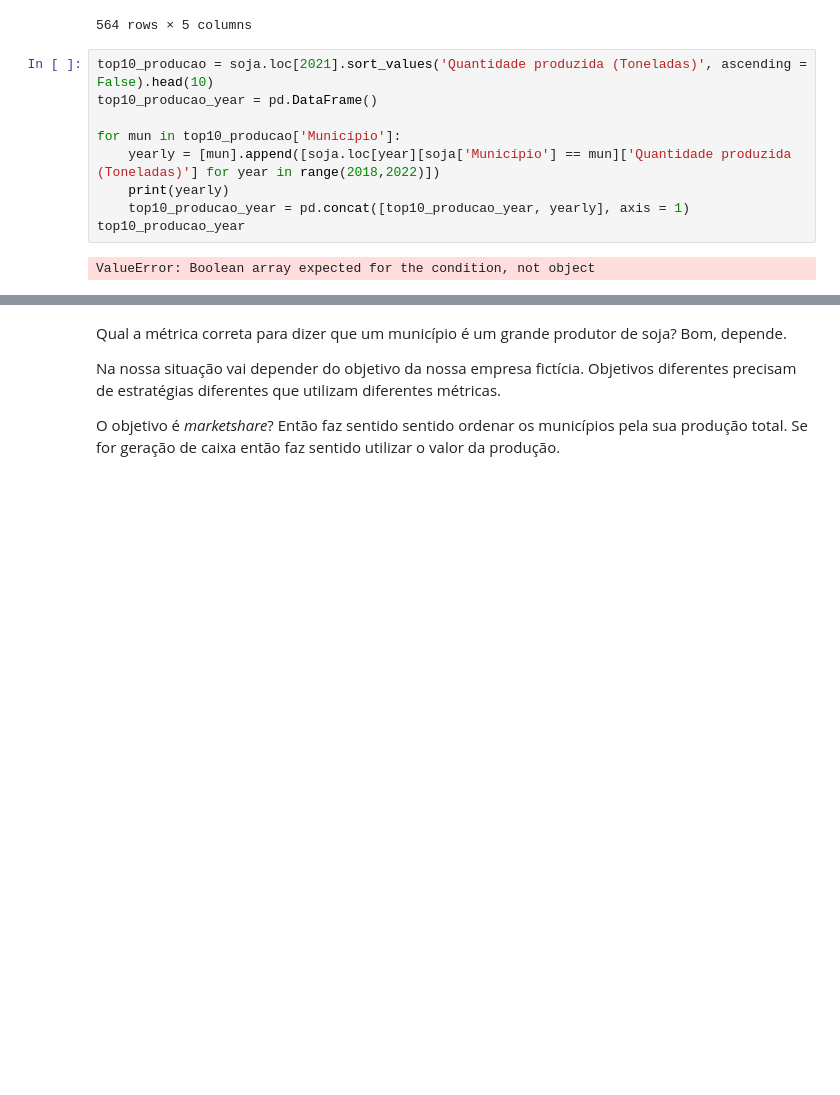
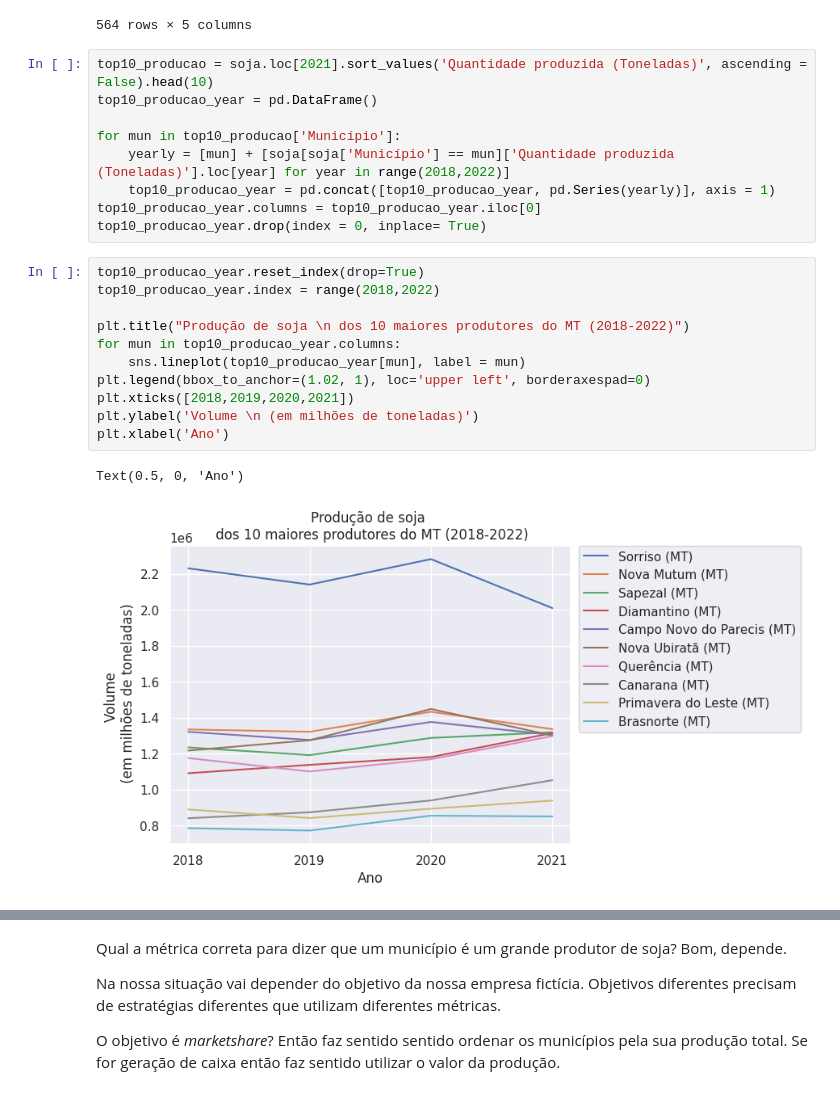
Before and after one commit to luiz-EL/An-liseMercadoSoja, a Jupyter notebook: mercado_soja.ipynb, the cells around one changed output, grey strips where cells are left out. Drawn from its saved outputs; the diff is of its cells as text; blank space fills up the shorter version.

```diff
--- a/mercado_soja.ipynb
+++ b/mercado_soja.ipynb
@@ -185,9 +185,21 @@ top10_producao = soja.loc[2021].sort_values('Quantidade produzida (Toneladas)',
 top10_producao_year = pd.DataFrame()
 
 for mun in top10_producao['Município']:
-    yearly = [mun].append([soja.loc[year][soja['Município'] == mun]['Quantidade produzida (Toneladas)'] for year in range(2018,2022)])
-    print(yearly)
-    top10_producao_year = pd.concat([top10_producao_year, yearly], axis = 1)
-top10_producao_year
+    yearly = [mun] + [soja[soja['Município'] == mun]['Quantidade produzida (Toneladas)'].loc[year] for year in range(2018,2022)]
+    top10_producao_year = pd.concat([top10_producao_year, pd.Series(yearly)], axis = 1)
+top10_producao_year.columns = top10_producao_year.iloc[0]
+top10_producao_year.drop(index = 0, inplace= True)
-# %% [output]
-ValueError: Boolean array expected for the condition, not object
+# %%
+top10_producao_year.reset_index(drop=True)
+top10_producao_year.index = range(2018,2022)
+
+plt.title("Produção de soja \n dos 10 maiores produtores do MT (2018-2022)")
+for mun in top10_producao_year.columns:
+    sns.lineplot(top10_producao_year[mun], label = mun)
+plt.legend(bbox_to_anchor=(1.02, 1), loc='upper left', borderaxespad=0)
+plt.xticks([2018,2019,2020,2021])
+plt.ylabel('Volume \n (em milhões de toneladas)')
+plt.xlabel('Ano')
+# %% [output]
+Text(0.5, 0, 'Ano')
+[figure, added]
```
Also changed, not shown: parts of 7 cells of this notebook, 7 other files.
